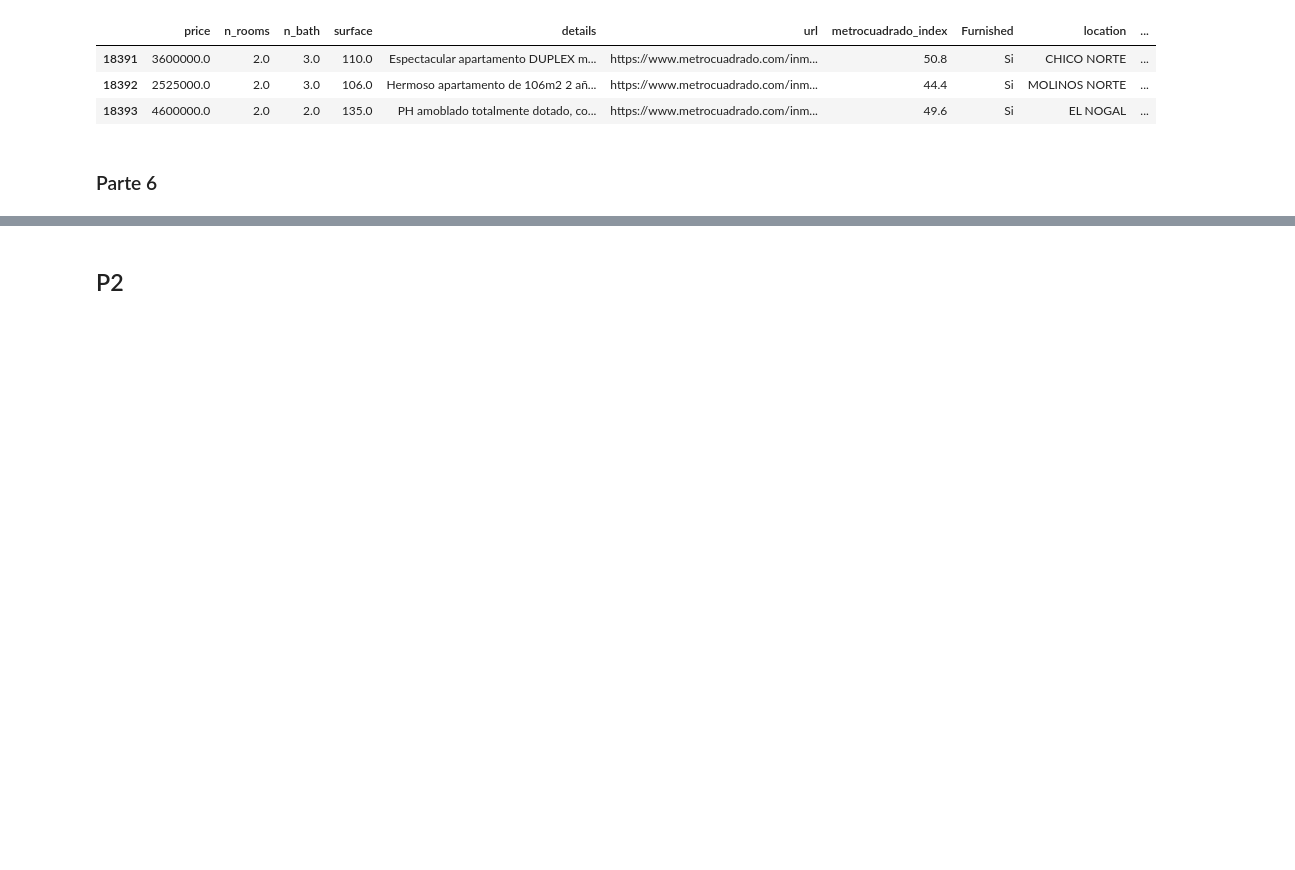
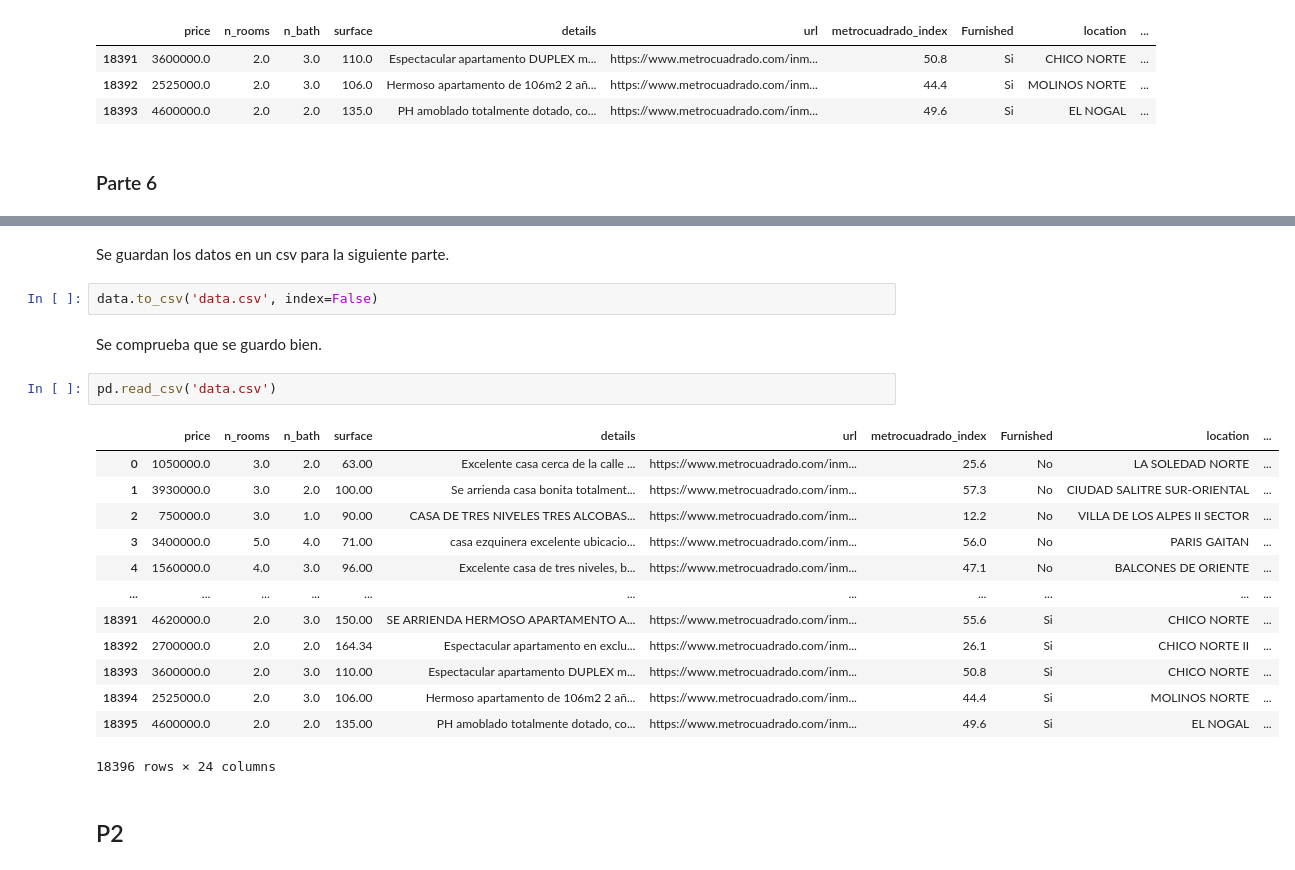
Before and after one commit to pedropereze/Tarea-1, a Jupyter notebook: tarea1.ipynb, the cells around one changed output, grey strips where cells are left out. Cells and saved outputs as stored; diff of their text form; blank space fills up the shorter version.

Commit message:
P1 parte 6 y data

```diff
--- a/tarea1.ipynb
+++ b/tarea1.ipynb
@@ -870,3 +1020,25 @@ data.tail(3)
+# %% [markdown]
+Se guardan los datos en un csv para la siguiente parte.
+# %%
+data.to_csv('data.csv', index=False)
+# %% [markdown]
+Se comprueba que se guardo bien.
+# %%
+pd.read_csv('data.csv')
+# %% [output]
+|  | price | n_rooms | n_bath | surface | details | url | metrocuadrado_index | Furnished | location | ... |
+| 0 | 1050000.0 | 3.0 | 2.0 | 63.00 | Excelente casa cerca de la calle ... | https://www.metrocuadrado.com/inm... | 25.6 | No | LA SOLEDAD NORTE | ... |
+| 1 | 3930000.0 | 3.0 | 2.0 | 100.00 | Se arrienda casa bonita totalment... | https://www.metrocuadrado.com/inm... | 57.3 | No | CIUDAD SALITRE SUR-ORIENTAL | ... |
+| 2 | 750000.0 | 3.0 | 1.0 | 90.00 | CASA DE TRES NIVELES TRES ALCOBAS... | https://www.metrocuadrado.com/inm... | 12.2 | No | VILLA DE LOS ALPES II SECTOR | ... |
+| 3 | 3400000.0 | 5.0 | 4.0 | 71.00 | casa ezquinera excelente ubicacio... | https://www.metrocuadrado.com/inm... | 56.0 | No | PARIS GAITAN | ... |
+| 4 | 1560000.0 | 4.0 | 3.0 | 96.00 | Excelente casa de tres niveles, b... | https://www.metrocuadrado.com/inm... | 47.1 | No | BALCONES DE ORIENTE | ... |
+| ... | ... | ... | ... | ... | ... | ... | ... | ... | ... | ... |
+| 18391 | 4620000.0 | 2.0 | 3.0 | 150.00 | SE ARRIENDA HERMOSO APARTAMENTO A... | https://www.metrocuadrado.com/inm... | 55.6 | Si | CHICO NORTE | ... |
+| 18392 | 2700000.0 | 2.0 | 2.0 | 164.34 | Espectacular apartamento en exclu... | https://www.metrocuadrado.com/inm... | 26.1 | Si | CHICO NORTE II | ... |
+| 18393 | 3600000.0 | 2.0 | 3.0 | 110.00 | Espectacular apartamento DUPLEX m... | https://www.metrocuadrado.com/inm... | 50.8 | Si | CHICO NORTE | ... |
+| 18394 | 2525000.0 | 2.0 | 3.0 | 106.00 | Hermoso apartamento de 106m2 2 añ... | https://www.metrocuadrado.com/inm... | 44.4 | Si | MOLINOS NORTE | ... |
+| 18395 | 4600000.0 | 2.0 | 2.0 | 135.00 | PH amoblado totalmente dotado, co... | https://www.metrocuadrado.com/inm... | 49.6 | Si | EL NOGAL | ... |
+18396 rows × 24 columns
 # %% [markdown]
 ## P2
 # %% [markdown]
```
Also changed, not shown: parts of 29 cells of this notebook, 1 other file.
